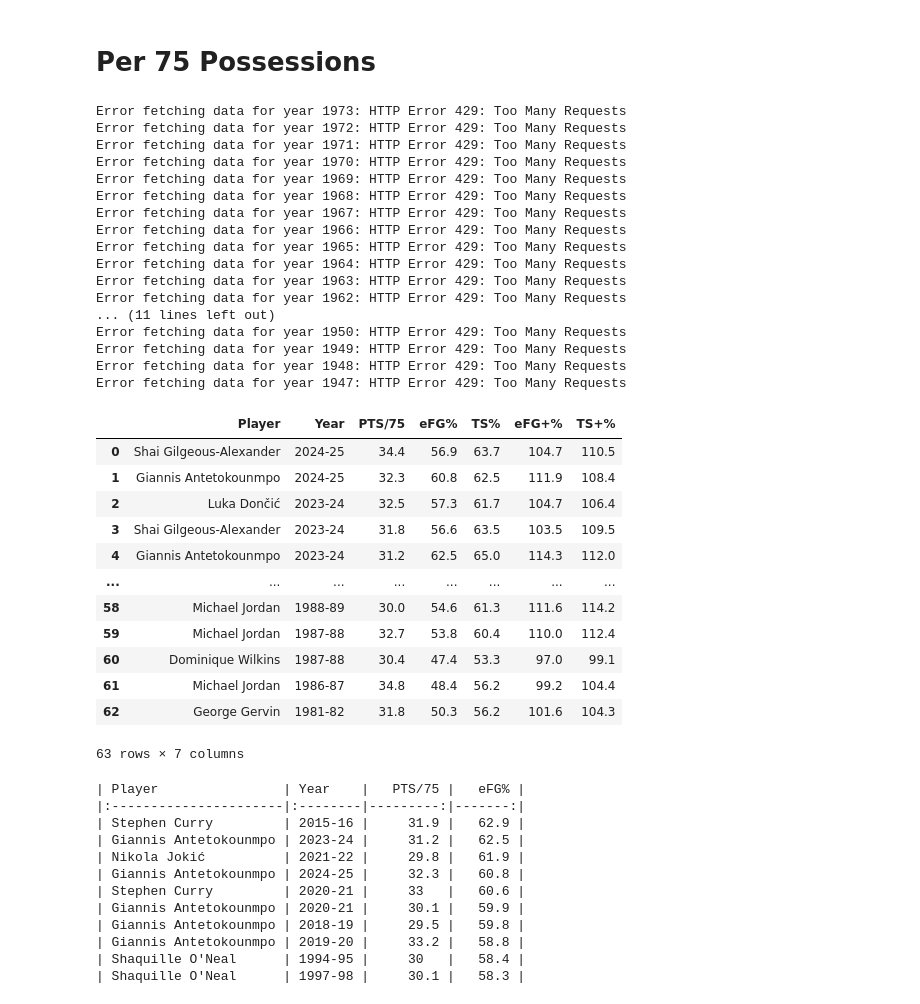
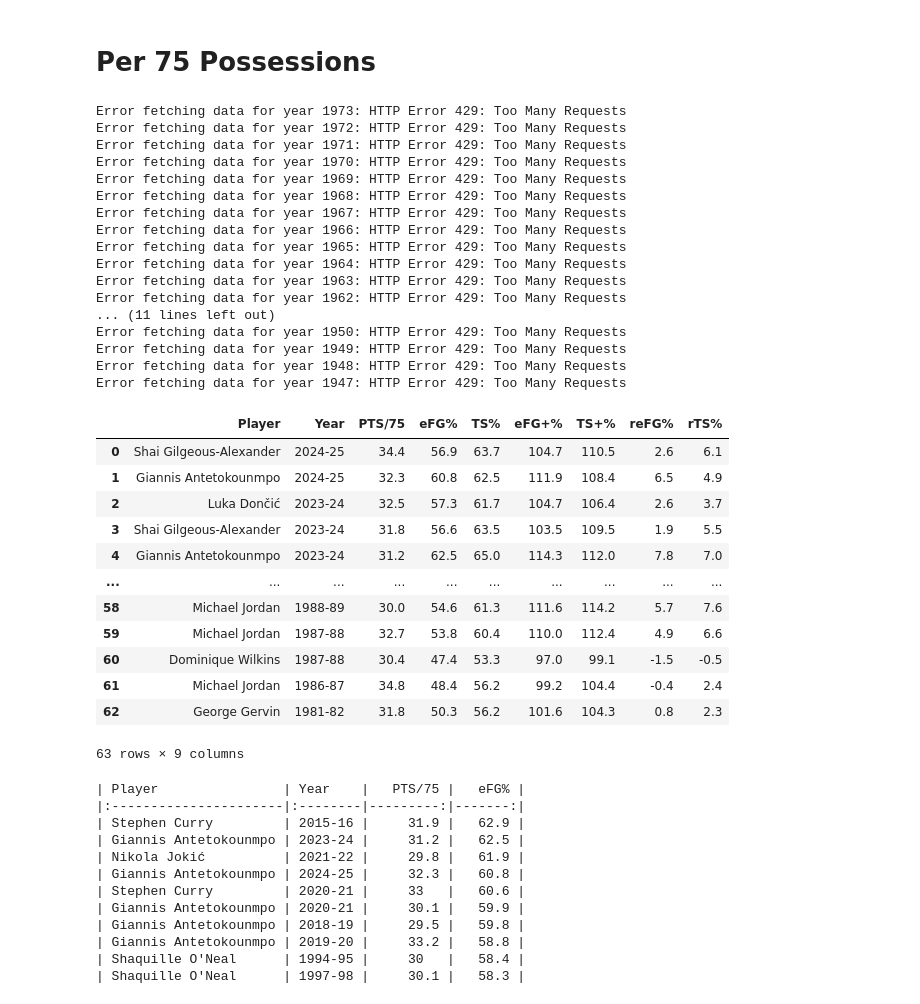
Before and after one commit to gtkacz/nba_efficiency, a Jupyter notebook: efficient.ipynb, the cells around one changed output. Cells and saved outputs as stored; diff of their text form; code cells hidden in the pictures.

```diff
--- a/efficient.ipynb
+++ b/efficient.ipynb
@@ -112,7 +112,7 @@ league_averages
 # %% [markdown]
 # Per Game
 # %%
-merged_df = pd.DataFrame()
+per_game_df = pd.DataFrame()
 
 for year in tqdm(league_averages["Season"].unique()):
     league_average_efg = league_averages[league_averages["Season"] == year][
@@ -138,23 +138,26 @@ for year in tqdm(league_averages["Season"].unique()):
     _df["eFG+%"] = _df["eFG%"] / league_average_efg
     _df["TS+%"] = _df["TS%"] / league_average_ts
 
+    _df["reFG%"] = _df["eFG%"] - league_average_efg
+    _df["rTS%"] = _df["TS%"] - league_average_ts
+
     _df["Year"] = f"{year - 1}-{str(year)[2:]}"
 
-    for col in ["eFG%", "TS%", "eFG+%", "TS+%"]:
+    for col in ["eFG%", "TS%", "eFG+%", "TS+%", "reFG%", "rTS%"]:
         _df[col] = (_df[col].astype(float) * 100).astype(float).round(1)
 
     _df = (
-        _df[["Player", "Year", "PTS", "eFG%", "TS%", "eFG+%", "TS+%"]]
+        _df[["Player", "Year", "PTS", "eFG%", "TS%", "eFG+%", "TS+%", "reFG%", "rTS%"]]
         .sort_values(by="PTS", ascending=False)
         .reset_index(drop=True)
     )
 
-    merged_df = pd.concat([merged_df, _df.round(1)], ignore_index=True)
+    per_game_df = pd.concat([per_game_df, _df.round(1)], ignore_index=True)
 
     if read_from_cache is False:
         sleep(5)
 
-merged_df
+per_game_df
 # %% [output]
 Error fetching data for year 1951: HTTP Error 429: Too Many Requests
 Error fetching data for year 1950: HTTP Error 429: Too Many Requests
@@ -258,3 +282,11 @@ print(_df.to_markdown(index=False))
 | Bob McAdoo          | 1973-74 |  30.6 |  118.2 |
 | Oscar Robertson     | 1966-67 |  30.5 |  118.2 |
 | Jerry West          | 1965-66 |  31.3 |  117.6 |
+# %%
+_df = (
+    per_game_df.sort_values("rTS%", ascending=False)
+    .reset_index(drop=True)
+    .head(10)[["Player", "Year", "PTS", "rTS%"]]
+)
+save_df_as_image(_df, "rTS.png")
+print(_df.to_markdown(index=False))
@@ -261,7 +306,7 @@ print(_df.to_markdown(index=False))
 # %% [markdown]
 # Per 75 Possessions
 # %%
-merged_df_2 = pd.DataFrame()
+per_poss_df = pd.DataFrame()
 
 for year in tqdm(league_averages["Season"].unique()):
     league_average_efg = league_averages[league_averages["Season"] == year][
@@ -290,58 +335,61 @@ for year in tqdm(league_averages["Season"].unique()):
     _df["eFG+%"] = _df["eFG%"] / league_average_efg
     _df["TS+%"] = _df["TS%"] / league_average_ts
 
+    _df["reFG%"] = _df["eFG%"] - league_average_efg
+    _df["rTS%"] = _df["TS%"] - league_average_ts
+
     _df["Year"] = f"{year - 1}-{str(year)[2:]}"
 
-    for col in ["eFG%", "TS%", "eFG+%", "TS+%"]:
+    for col in ["eFG%", "TS%", "eFG+%", "TS+%", "reFG%", "rTS%"]:
         _df[col] = (_df[col].astype(float) * 100).astype(float).round(1)
 
     _df = (
-        _df[["Player", "Year", "PTS", "eFG%", "TS%", "eFG+%", "TS+%"]]
+        _df[["Player", "Year", "PTS", "eFG%", "TS%", "eFG+%", "TS+%", "reFG%", "rTS%"]]
         .sort_values(by="PTS", ascending=False)
         .reset_index(drop=True)
     )
 
-    merged_df_2 = pd.concat([merged_df_2, _df.round(1)], ignore_index=True)
+    per_poss_df = pd.concat([per_poss_df, _df.round(1)], ignore_index=True)
 
     if read_from_cache is False:
         sleep(5)
 
-merged_df_2 = merged_df_2.rename(
+per_poss_df = per_poss_df.rename(
     columns={
         "PTS": "PTS/75",
     }
 )
-merged_df_2
+per_poss_df
 # %% [output]
 Error fetching data for year 1973: HTTP Error 429: Too Many Requests
 Error fetching data for year 1972: HTTP Error 429: Too Many Requests
 Error fetching data for year 1971: HTTP Error 429: Too Many Requests
 Error fetching data for year 1970: HTTP Error 429: Too Many Requests
 Error fetching data for year 1969: HTTP Error 429: Too Many Requests
 Error fetching data for year 1968: HTTP Error 429: Too Many Requests
 Error fetching data for year 1967: HTTP Error 429: Too Many Requests
 Error fetching data for year 1966: HTTP Error 429: Too Many Requests
 Error fetching data for year 1965: HTTP Error 429: Too Many Requests
 Error fetching data for year 1964: HTTP Error 429: Too Many Requests
 Error fetching data for year 1963: HTTP Error 429: Too Many Requests
 Error fetching data for year 1962: HTTP Error 429: Too Many Requests
 ... (11 lines left out)
 Error fetching data for year 1950: HTTP Error 429: Too Many Requests
 Error fetching data for year 1949: HTTP Error 429: Too Many Requests
 Error fetching data for year 1948: HTTP Error 429: Too Many Requests
 Error fetching data for year 1947: HTTP Error 429: Too Many Requests
-|  | Player | Year | PTS/75 | eFG% | TS% | eFG+% | TS+% |
-| 0 | Shai Gilgeous-Alexander | 2024-25 | 34.4 | 56.9 | 63.7 | 104.7 | 110.5 |
-| 1 | Giannis Antetokounmpo | 2024-25 | 32.3 | 60.8 | 62.5 | 111.9 | 108.4 |
-| 2 | Luka Dončić | 2023-24 | 32.5 | 57.3 | 61.7 | 104.7 | 106.4 |
-| 3 | Shai Gilgeous-Alexander | 2023-24 | 31.8 | 56.6 | 63.5 | 103.5 | 109.5 |
-| 4 | Giannis Antetokounmpo | 2023-24 | 31.2 | 62.5 | 65.0 | 114.3 | 112.0 |
-| ... | ... | ... | ... | ... | ... | ... | ... |
-| 58 | Michael Jordan | 1988-89 | 30.0 | 54.6 | 61.3 | 111.6 | 114.2 |
-| 59 | Michael Jordan | 1987-88 | 32.7 | 53.8 | 60.4 | 110.0 | 112.4 |
-| 60 | Dominique Wilkins | 1987-88 | 30.4 | 47.4 | 53.3 | 97.0 | 99.1 |
-| 61 | Michael Jordan | 1986-87 | 34.8 | 48.4 | 56.2 | 99.2 | 104.4 |
-| 62 | George Gervin | 1981-82 | 31.8 | 50.3 | 56.2 | 101.6 | 104.3 |
+|  | Player | Year | PTS/75 | eFG% | TS% | eFG+% | TS+% | reFG% | rTS% |
+| 0 | Shai Gilgeous-Alexander | 2024-25 | 34.4 | 56.9 | 63.7 | 104.7 | 110.5 | 2.6 | 6.1 |
+| 1 | Giannis Antetokounmpo | 2024-25 | 32.3 | 60.8 | 62.5 | 111.9 | 108.4 | 6.5 | 4.9 |
+| 2 | Luka Dončić | 2023-24 | 32.5 | 57.3 | 61.7 | 104.7 | 106.4 | 2.6 | 3.7 |
+| 3 | Shai Gilgeous-Alexander | 2023-24 | 31.8 | 56.6 | 63.5 | 103.5 | 109.5 | 1.9 | 5.5 |
+| 4 | Giannis Antetokounmpo | 2023-24 | 31.2 | 62.5 | 65.0 | 114.3 | 112.0 | 7.8 | 7.0 |
+| ... | ... | ... | ... | ... | ... | ... | ... | ... | ... |
+| 58 | Michael Jordan | 1988-89 | 30.0 | 54.6 | 61.3 | 111.6 | 114.2 | 5.7 | 7.6 |
+| 59 | Michael Jordan | 1987-88 | 32.7 | 53.8 | 60.4 | 110.0 | 112.4 | 4.9 | 6.6 |
+| 60 | Dominique Wilkins | 1987-88 | 30.4 | 47.4 | 53.3 | 97.0 | 99.1 | -1.5 | -0.5 |
+| 61 | Michael Jordan | 1986-87 | 34.8 | 48.4 | 56.2 | 99.2 | 104.4 | -0.4 | 2.4 |
+| 62 | George Gervin | 1981-82 | 31.8 | 50.3 | 56.2 | 101.6 | 104.3 | 0.8 | 2.3 |
-63 rows × 7 columns
+63 rows × 9 columns
 # %%
 _df = (
```
Also changed, not shown: parts of 14 cells of this notebook, 2 other files.
